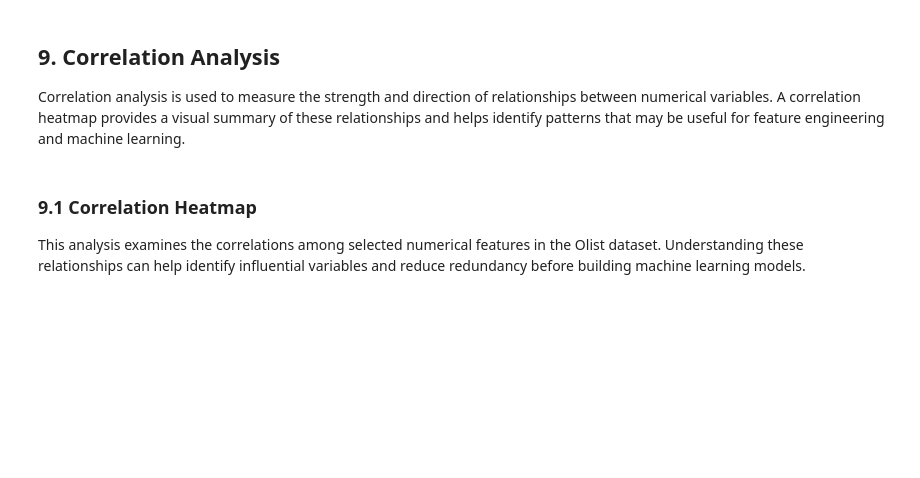
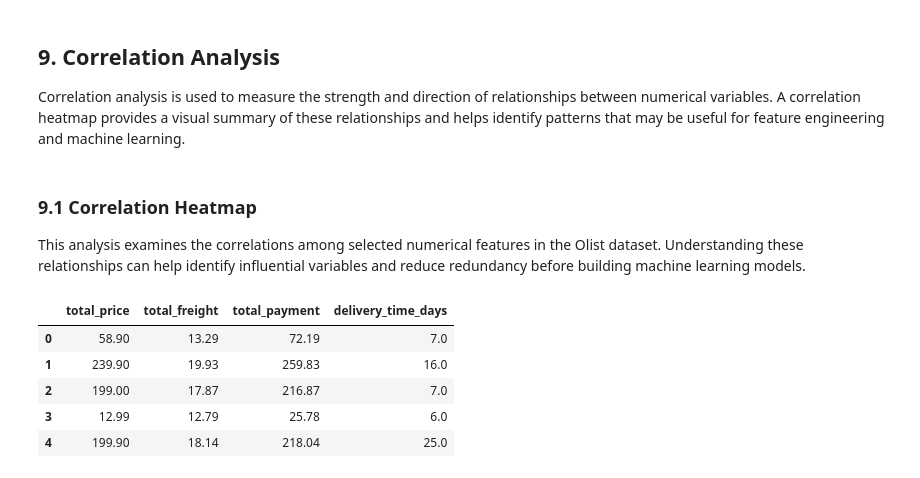
Before and after one commit to rumeysakocakk/customer-intelligence-platform-internship, a Jupyter notebook: notebooks/03_Exploratory_Data_Analysis.ipynb, the cells around one changed output. Drawn from its saved outputs; the diff is of its cells as text; code cells hidden in the pictures; blank space fills up the shorter version.

```diff
--- a/notebooks/03_Exploratory_Data_Analysis.ipynb
+++ b/notebooks/03_Exploratory_Data_Analysis.ipynb
@@ -1139,25 +1129,54 @@ Correlation analysis is used to measure the strength and direction of relationsh
 
 This analysis examines the correlations among selected numerical features in the Olist dataset. Understanding these relationships can help identify influential variables and reduce redundancy before building machine learning models.
 # %%
+order_item_summary = (
+    order_items
+    .groupby("order_id", as_index=False)
+    .agg(
+        total_price=("price", "sum"),
+        total_freight=("freight_value", "sum")
+    )
+)
+
+payment_summary = (
+    order_payments
+    .groupby("order_id", as_index=False)
+    .agg(
+        total_payment=("payment_value", "sum")
+    )
+)
+
 correlation_data = (
-    payment_revenue
+    order_item_summary
+    .merge(
+        payment_summary,
+        on="order_id",
+        how="inner"
+    )
     .merge(
         orders[["order_id", "delivery_time_days"]],
         on="order_id",
         how="left"
     )
 )
 
 correlation_data = correlation_data[
     [
-        "price",
-        "freight_value",
-        "payment_value",
+        "total_price",
+        "total_freight",
+        "total_payment",
         "delivery_time_days"
     ]
-]
+].dropna()
 
-correlation_data = correlation_data.dropna()
+correlation_data.head()
+# %% [output]
+|  | total_price | total_freight | total_payment | delivery_time_days |
+| 0 | 58.90 | 13.29 | 72.19 | 7.0 |
+| 1 | 239.90 | 19.93 | 259.83 | 16.0 |
+| 2 | 199.00 | 17.87 | 216.87 | 7.0 |
+| 3 | 12.99 | 12.79 | 25.78 | 6.0 |
+| 4 | 199.90 | 18.14 | 218.04 | 25.0 |
 # %%
 correlation_matrix = correlation_data.corr()
 
```
Also changed, not shown: parts of 18 cells of this notebook, 4 other files.
